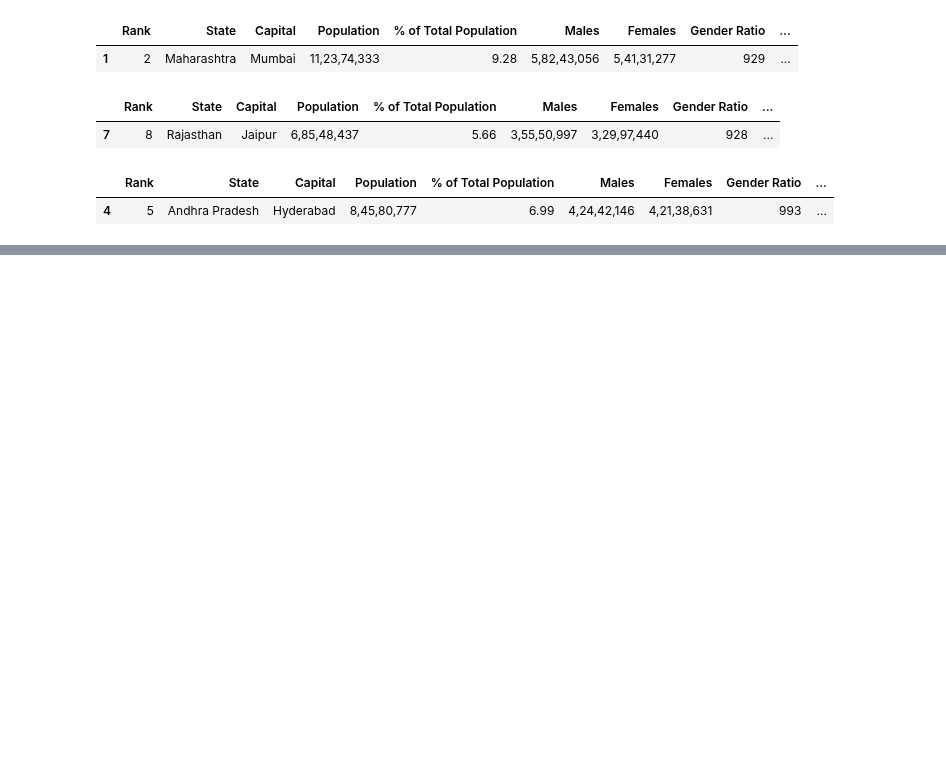
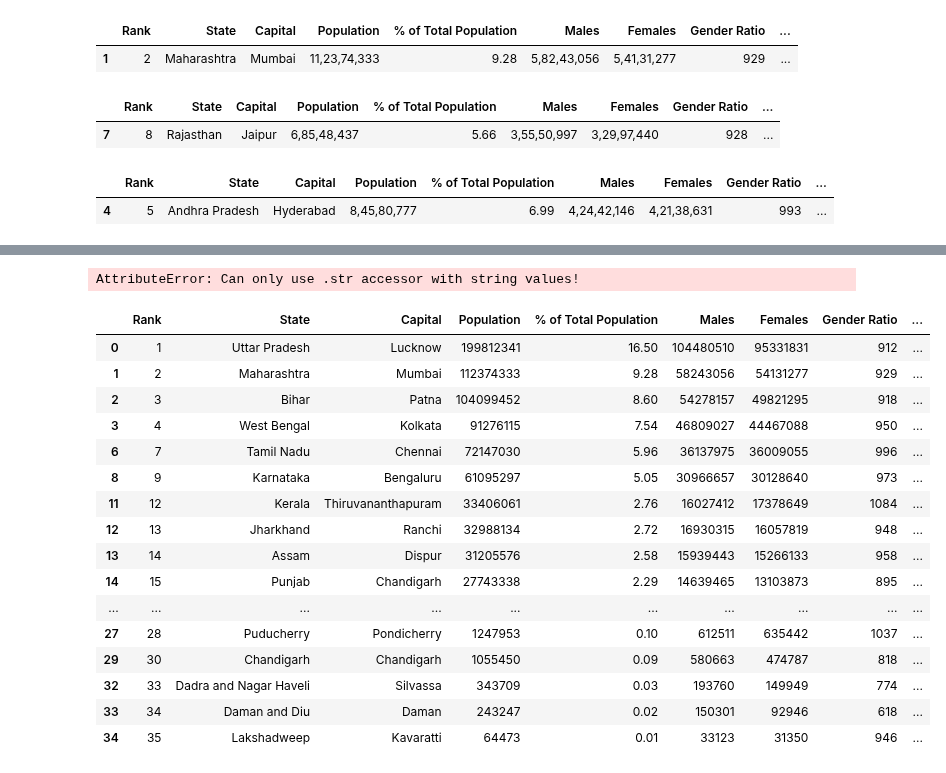
Before and after one commit to fahim-yadgir/India-Population-Dataset-Analysis, a Jupyter notebook: Population dataset in Pandas.ipynb, the cells around one changed output, grey strips where cells are left out. Cells and saved outputs as stored; diff of their text form; code cells hidden in the pictures; blank space fills up the shorter version.

```diff
--- a/Population dataset in Pandas.ipynb
+++ b/Population dataset in Pandas.ipynb
@@ -103,0 +240,3 @@ data.loc[data.Rank==5]
+# %%
+data['Rural Population'] = data['Rural Population'].str.replace(',','')
+data['Rural Population'] = pd.to_numeric(data['Rural Population'])
@@ -103,0 +272,3 @@ data.loc[data.Rank==5]
+# %%
+data['Urban Population'] = data['Urban Population'].str.replace(',','')
+data['Urban Population']= pd.to_numeric(data['Urban Population'])
@@ -103,0 +307,3 @@ data.loc[data.Rank==5]
+# %%
+data['Area (km*km)'] = data['Area (km*km)'].str.replace(',','')
+data['Area (km*km)'] = pd.to_numeric(data['Area (km*km)'])
@@ -103,0 +341,25 @@ data.loc[data.Rank==5]
+# %%
+data['Density (1/km*km)'] = data['Density (1/km*km)'].str.replace(',','')
+data['Density (1/km*km)'] = pd.to_numeric(data['Density (1/km*km)'])
+# %% [output]
+AttributeError: Can only use .str accessor with string values!
+# %%
+data.loc[(data['Density (1/km*km)']>308)]
+# %% [output]
+|  | Rank | State | Capital | Population | % of Total Population | Males | Females | Gender Ratio | ... |
+| 0 | 1 | Uttar Pradesh | Lucknow | 199812341 | 16.50 | 104480510 | 95331831 | 912 | ... |
+| 1 | 2 | Maharashtra | Mumbai | 112374333 | 9.28 | 58243056 | 54131277 | 929 | ... |
+| 2 | 3 | Bihar | Patna | 104099452 | 8.60 | 54278157 | 49821295 | 918 | ... |
+| 3 | 4 | West Bengal | Kolkata | 91276115 | 7.54 | 46809027 | 44467088 | 950 | ... |
+| 6 | 7 | Tamil Nadu | Chennai | 72147030 | 5.96 | 36137975 | 36009055 | 996 | ... |
+| 8 | 9 | Karnataka | Bengaluru | 61095297 | 5.05 | 30966657 | 30128640 | 973 | ... |
+| 11 | 12 | Kerala | Thiruvananthapuram | 33406061 | 2.76 | 16027412 | 17378649 | 1084 | ... |
+| 12 | 13 | Jharkhand | Ranchi | 32988134 | 2.72 | 16930315 | 16057819 | 948 | ... |
+| 13 | 14 | Assam | Dispur | 31205576 | 2.58 | 15939443 | 15266133 | 958 | ... |
+| 14 | 15 | Punjab | Chandigarh | 27743338 | 2.29 | 14639465 | 13103873 | 895 | ... |
+| ... | ... | ... | ... | ... | ... | ... | ... | ... | ... |
+| 27 | 28 | Puducherry | Pondicherry | 1247953 | 0.10 | 612511 | 635442 | 1037 | ... |
+| 29 | 30 | Chandigarh | Chandigarh | 1055450 | 0.09 | 580663 | 474787 | 818 | ... |
+| 32 | 33 | Dadra and Nagar Haveli | Silvassa | 343709 | 0.03 | 193760 | 149949 | 774 | ... |
+| 33 | 34 | Daman and Diu | Daman | 243247 | 0.02 | 150301 | 92946 | 618 | ... |
+| 34 | 35 | Lakshadweep | Kavaratti | 64473 | 0.01 | 33123 | 31350 | 946 | ... |
```
Also changed, not shown: parts of 26 cells of this notebook.
